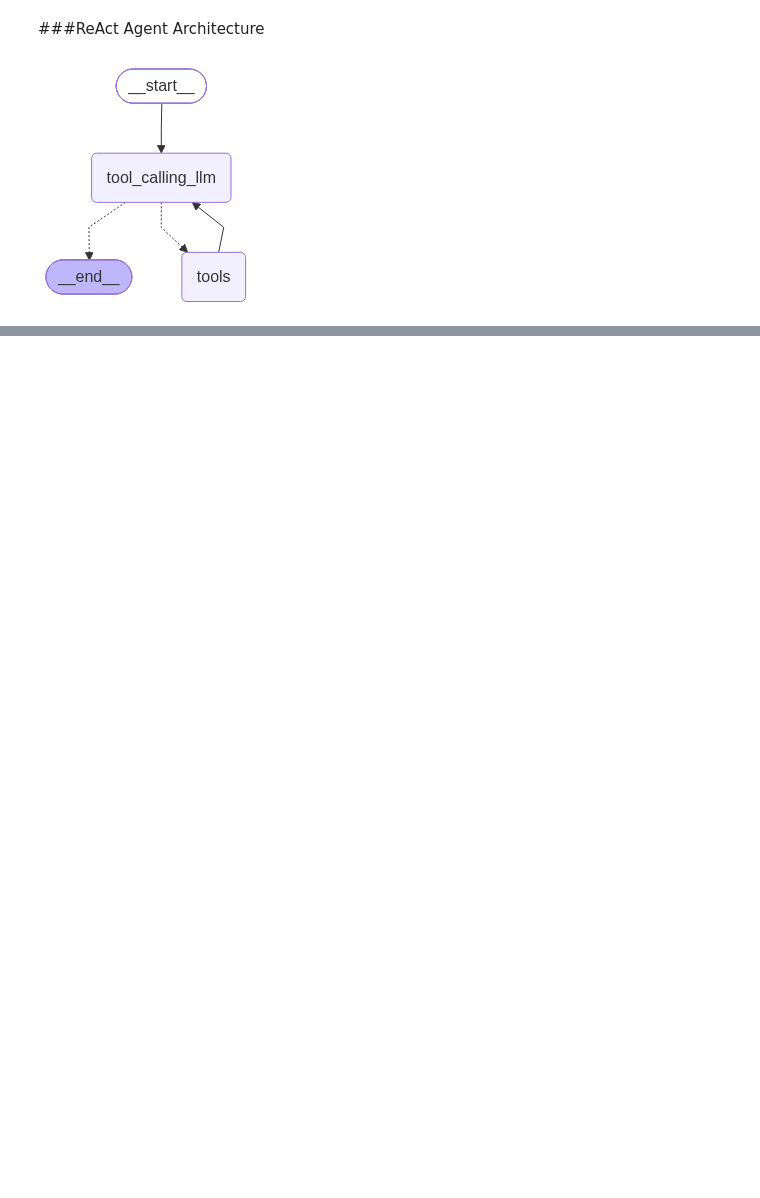
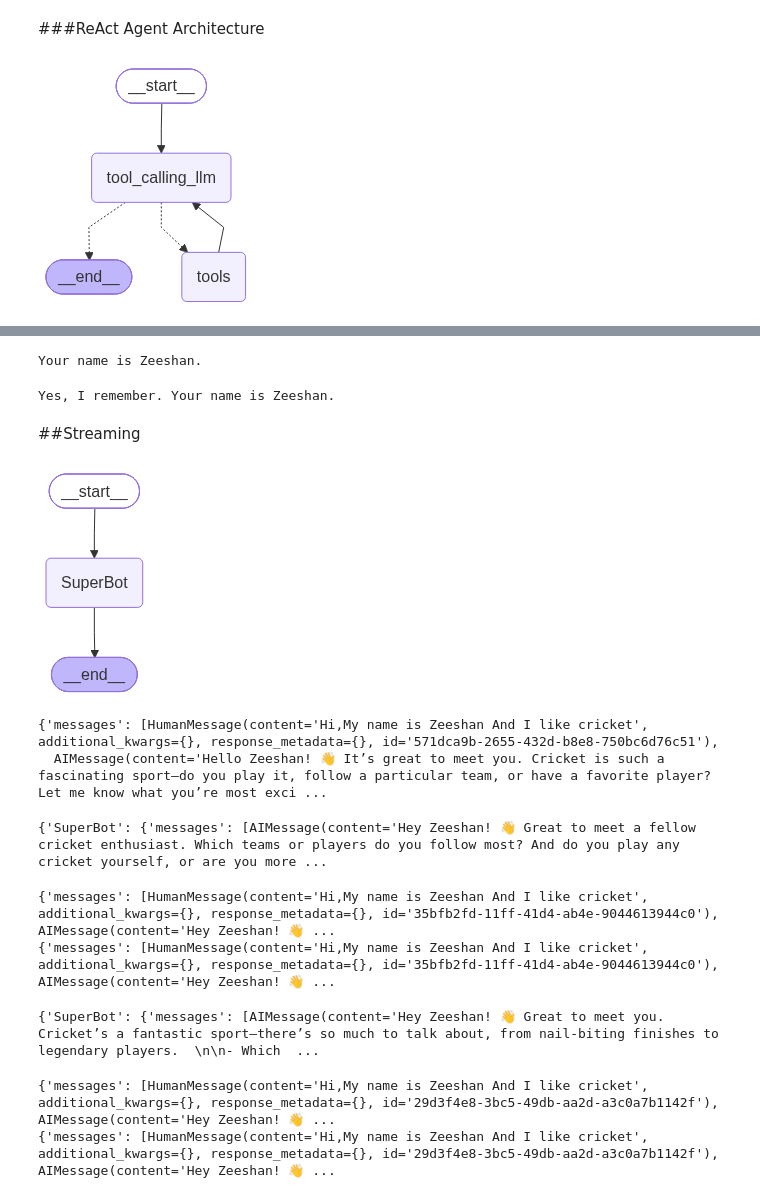
Before and after one commit to zeeshan-ahmed-ai-tech/LangGraph, a Jupyter notebook: BasicChatbot/basic-chatbot.ipynb, the cells around one changed output, grey strips where cells are left out. Drawn from its saved outputs; the diff is of its cells as text; code cells hidden in the pictures; blank space fills up the shorter version.

```diff
--- a/BasicChatbot/basic-chatbot.ipynb
+++ b/BasicChatbot/basic-chatbot.ipynb
@@ -295,0 +369,76 @@ Tool Calls:
+# %%
+response=graph.invoke({"messages":"Hey what is my name"},config=config)
+
+print(response['messages'][-1].content)
+# %% [output]
+Your name is Zeeshan.
+# %%
+response=graph.invoke({"messages":"Hey do you remember mmy name"},config=config)
+
+print(response['messages'][-1].content)
+# %% [output]
+Yes, I remember. Your name is Zeeshan.
+# %% [markdown]
+##Streaming
+# %%
+from langgraph.checkpoint.memory import MemorySaver
+memory=MemorySaver()
+# %%
+def superbot(state:State):
+    return {"messages":[llm.invoke(state['messages'])]}
+# %%
+graph=StateGraph(State)
+
+## node
+graph.add_node("SuperBot",superbot)
+## Edges
+
+graph.add_edge(START,"SuperBot")
+graph.add_edge("SuperBot",END)
+
+
+graph_builder=graph.compile(checkpointer=memory)
+
+
+## Display
+from IPython.display import Image, display
+display(Image(graph_builder.get_graph().draw_mermaid_png()))
+# %% [output]
+[figure, added]
+# %%
+## Invocation
+
+config = {"configurable": {"thread_id": "1"}}
+
+graph_builder.invoke({'messages':"Hi,My name is Zeeshan And I like cricket"},config)
+# %% [output]
+{'messages': [HumanMessage(content='Hi,My name is Zeeshan And I like cricket', additional_kwargs={}, response_metadata={}, id='571dca9b-2655-432d-b8e8-750bc6d76c51'),
+  AIMessage(content='Hello Zeeshan! 👋 It’s great to meet you. Cricket is such a fascinating sport—do you play it, follow a particular team, or have a favorite player? Let me know what you’re most exci ...
+# %%
+# Create a thread
+config = {"configurable": {"thread_id": "3"}}
+
+for chunk in graph_builder.stream({'messages':"Hi,My name is Zeeshan And I like cricket"},config,stream_mode="updates"):
+    print(chunk)
+# %% [output]
+{'SuperBot': {'messages': [AIMessage(content='Hey Zeeshan! 👋 Great to meet a fellow cricket enthusiast. Which teams or players do you follow most? And do you play any cricket yourself, or are you more ...
+# %%
+for chunk in graph_builder.stream({'messages':"Hi,My name is Zeeshan And I like cricket"},config,stream_mode="values"):
+    print(chunk)
+# %% [output]
+{'messages': [HumanMessage(content='Hi,My name is Zeeshan And I like cricket', additional_kwargs={}, response_metadata={}, id='35bfb2fd-11ff-41d4-ab4e-9044613944c0'), AIMessage(content='Hey Zeeshan! 👋 ...
+{'messages': [HumanMessage(content='Hi,My name is Zeeshan And I like cricket', additional_kwargs={}, response_metadata={}, id='35bfb2fd-11ff-41d4-ab4e-9044613944c0'), AIMessage(content='Hey Zeeshan! 👋 ...
+# %%
+# Create a thread
+config = {"configurable": {"thread_id": "4"}}
+
+for chunk in graph_builder.stream({'messages':"Hi,My name is Zeeshan And I like cricket"},config,stream_mode="updates"):
+    print(chunk)
+# %% [output]
+{'SuperBot': {'messages': [AIMessage(content='Hey Zeeshan! 👋 Great to meet you. Cricket’s a fantastic sport—there’s so much to talk about, from nail‑biting finishes to legendary players.  \n\n- Which  ...
+# %%
+for chunk in graph_builder.stream({'messages':"I also like football"},config,stream_mode="values"):
+    print(chunk)
+# %% [output]
+{'messages': [HumanMessage(content='Hi,My name is Zeeshan And I like cricket', additional_kwargs={}, response_metadata={}, id='29d3f4e8-3bc5-49db-aa2d-a3c0a7b1142f'), AIMessage(content='Hey Zeeshan! 👋 ...
+{'messages': [HumanMessage(content='Hi,My name is Zeeshan And I like cricket', additional_kwargs={}, response_metadata={}, id='29d3f4e8-3bc5-49db-aa2d-a3c0a7b1142f'), AIMessage(content='Hey Zeeshan! 👋 ...
```
Also changed, not shown: parts of 14 cells of this notebook, 1 other file.
